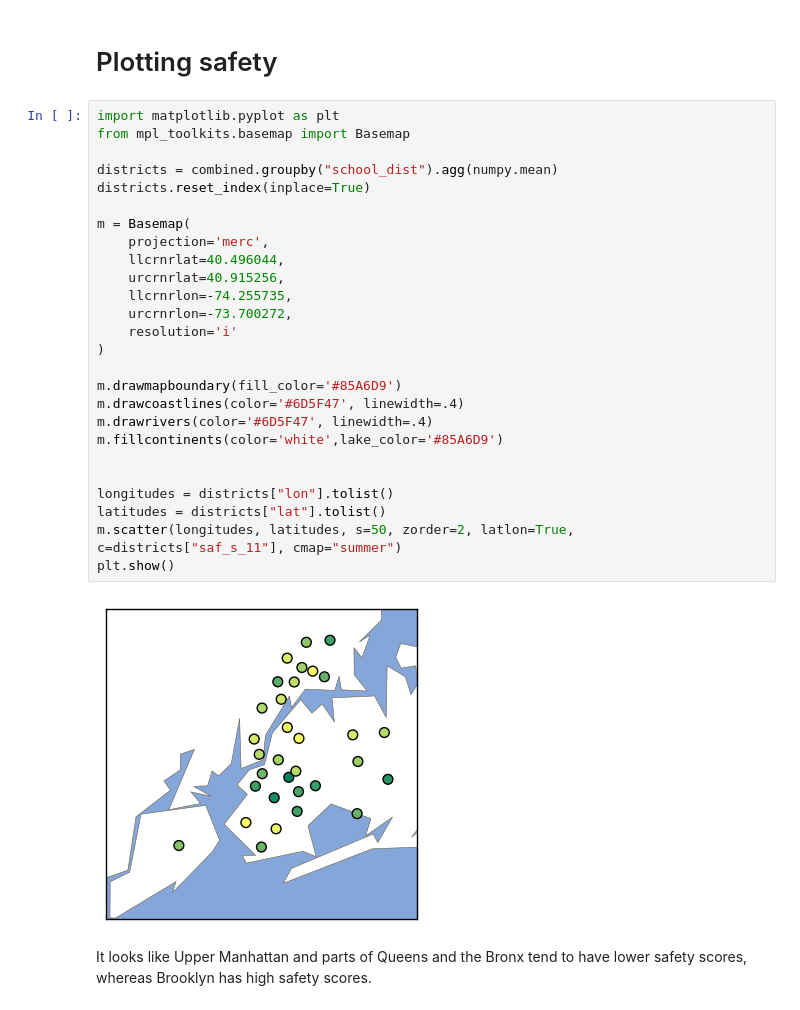
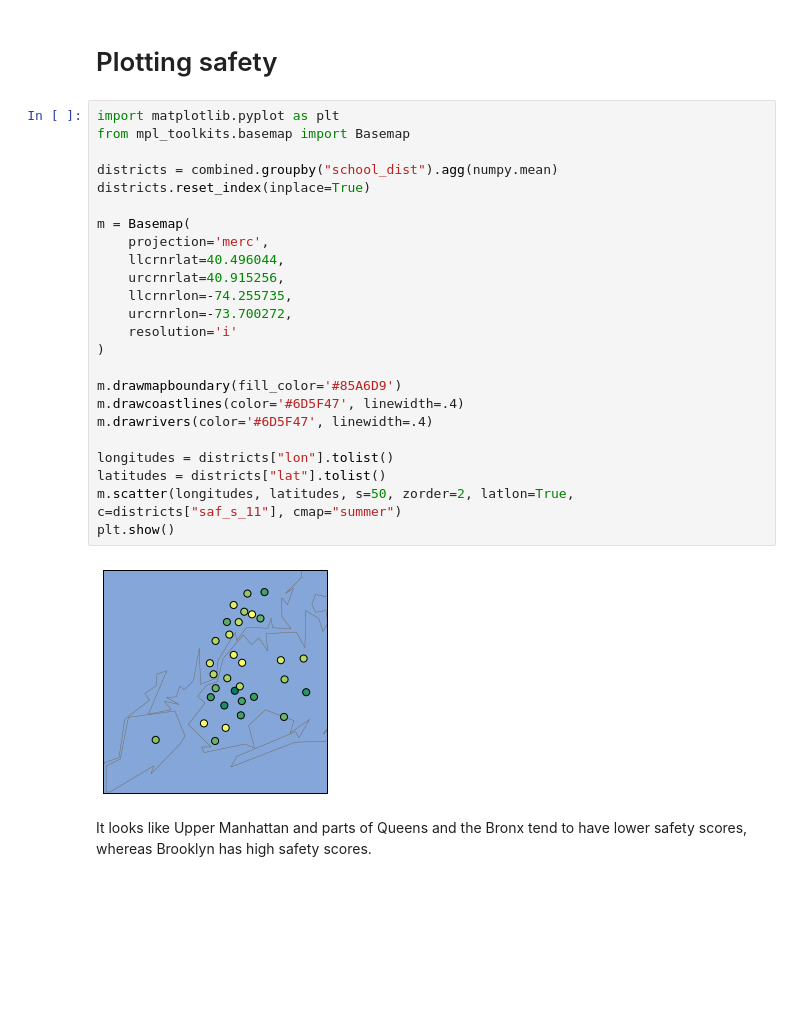
Before and after one commit to KiselevMaxim/data_explorer, a Jupyter notebook: Schools.ipynb, the cells around one changed output. Drawn from its saved outputs; the diff is of its cells as text; blank space fills up the shorter version.

```diff
--- a/Schools.ipynb
+++ b/Schools.ipynb
@@ -218,31 +218,29 @@ combined.loc[:,['SCHOOL NAME',"saf_s_11"]][combined['male_num'] == combined['fem
 # %%
 import matplotlib.pyplot as plt
 from mpl_toolkits.basemap import Basemap
 
 districts = combined.groupby("school_dist").agg(numpy.mean)
 districts.reset_index(inplace=True)
 
 m = Basemap(
     projection='merc',
     llcrnrlat=40.496044,
     urcrnrlat=40.915256,
     llcrnrlon=-74.255735,
     urcrnrlon=-73.700272,
     resolution='i'
 )
 
 m.drawmapboundary(fill_color='#85A6D9')
 m.drawcoastlines(color='#6D5F47', linewidth=.4)
 m.drawrivers(color='#6D5F47', linewidth=.4)
-m.fillcontinents(color='white',lake_color='#85A6D9')
-
 
 longitudes = districts["lon"].tolist()
 latitudes = districts["lat"].tolist()
 m.scatter(longitudes, latitudes, s=50, zorder=2, latlon=True, c=districts["saf_s_11"], cmap="summer")
 plt.show()
 # %% [output]
-[figure, old version]
+[figure, new version]
 # %% [markdown]
 It looks like Upper Manhattan and parts of Queens and the Bronx tend to have lower safety scores, whereas Brooklyn has high safety scores.
 # %% [markdown]
```
Also changed, not shown: parts of 36 cells of this notebook.
